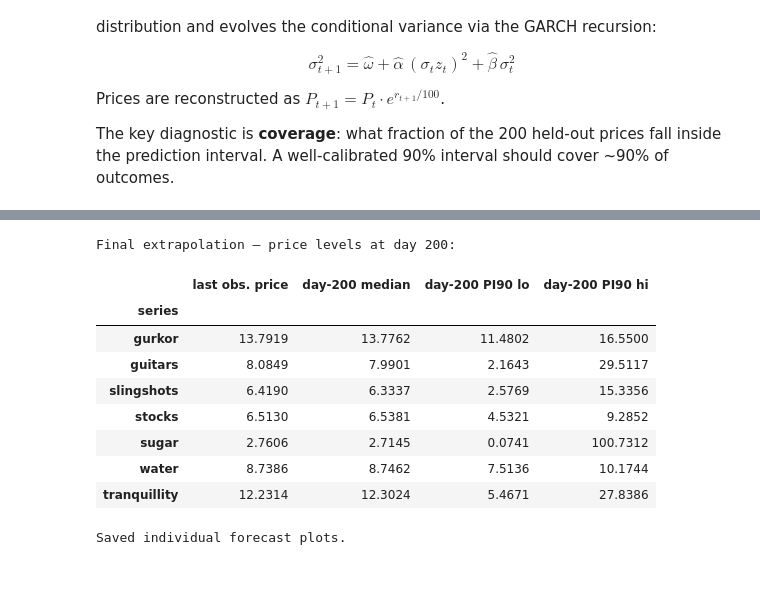
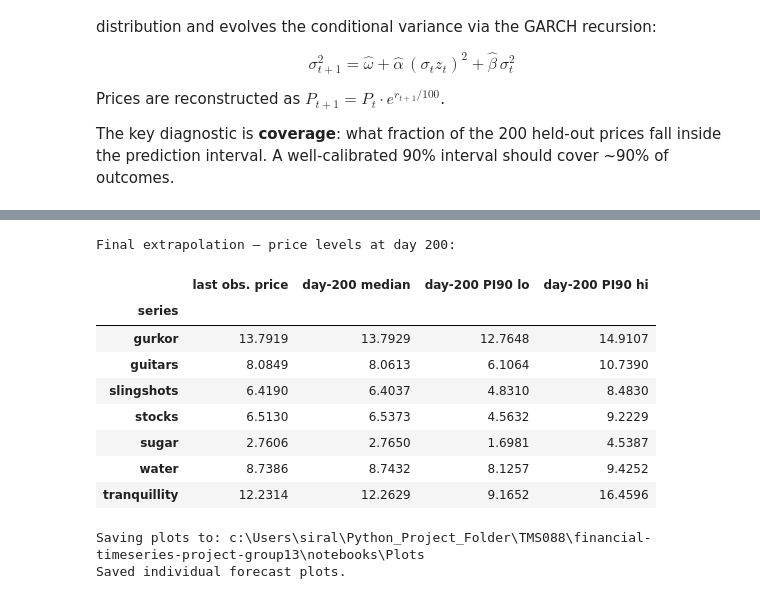
Before and after one commit to SirAlex77/financial-timeseries-project-group13, a Jupyter notebook: notebooks/03_extrapolation.ipynb, the cells around one changed output, grey strips where cells are left out. Saved outputs shown, nothing was run; the diff lists cells and outputs as text; code cells hidden in the pictures.

```diff
--- a/notebooks/03_extrapolation.ipynb
+++ b/notebooks/03_extrapolation.ipynb
@@ -139,8 +137,9 @@ for col in cols:
     paths   = np.zeros((N_PATHS, HOLDOUT))
     sigma2  = np.full(N_PATHS, sigma2_0)
 
+    t_scale = np.sqrt((nu - 2) / nu)  # standardize so Var(Z)=1, matching arch lib
     for h in range(HOLDOUT):
-        z           = rng.standard_t(nu, size=N_PATHS)
+        z           = rng.standard_t(nu, size=N_PATHS) * t_scale
         r           = np.sqrt(sigma2) * z / 100   # zero mean, back to log-return scale
         paths[:, h] = r
         sigma2      = omega + alpha * (np.sqrt(sigma2) * z) ** 2 + beta * sigma2
@@ -182,8 +181,9 @@ bt_df.round(3)
 # %%
 import os
 
-save_dir = r'C:\Users\siral\Python_Project_Folder\TMS088\financial-timeseries-project-group13\Plots'
+save_dir = 'Plots'
 os.makedirs(save_dir, exist_ok=True)
+print(f'Saving plots to: {os.path.abspath(save_dir)}')
 
 x = np.arange(HOLDOUT)
 
@@ -246,48 +231,50 @@ for col in cols:
     paths   = np.zeros((N_PATHS, N_STEPS))
     sigma2  = np.full(N_PATHS, sigma2_0)
 
+    t_scale = np.sqrt((nu - 2) / nu)  # standardize so Var(Z)=1, matching arch lib
     for h in range(N_STEPS):
-        z           = rng.standard_t(nu, size=N_PATHS)
+        z           = rng.standard_t(nu, size=N_PATHS) * t_scale
         r           = np.sqrt(sigma2) * z / 100
         paths[:, h] = r
         sigma2      = omega + alpha * (np.sqrt(sigma2) * z) ** 2 + beta * sigma2
 
     price_paths = P0 * np.exp(np.cumsum(paths, axis=1))
 
     med  = np.median(price_paths, axis=0)
     lo90 = np.percentile(price_paths,  5, axis=0)
     hi90 = np.percentile(price_paths, 95, axis=0)
     lo80 = np.percentile(price_paths, 10, axis=0)
     hi80 = np.percentile(price_paths, 90, axis=0)
 
     final_fc[col] = {'median': med, 'lo90': lo90, 'hi90': hi90,
                      'lo80': lo80, 'hi80': hi80}
     summary_rows.append({
         'series':          col,
         'last obs. price': P0,
         'day-200 median':  med[-1],
         'day-200 PI90 lo': lo90[-1],
         'day-200 PI90 hi': hi90[-1],
     })
 
 print('Final extrapolation — price levels at day 200:')
 pd.DataFrame(summary_rows).set_index('series').round(4)
 # %% [output]
 Final extrapolation — price levels at day 200:
 |  | last obs. price | day-200 median | day-200 PI90 lo | day-200 PI90 hi |
 | series |  |  |  |  |
-| gurkor | 13.7919 | 13.7762 | 11.4802 | 16.5500 |
-| guitars | 8.0849 | 7.9901 | 2.1643 | 29.5117 |
-| slingshots | 6.4190 | 6.3337 | 2.5769 | 15.3356 |
-| stocks | 6.5130 | 6.5381 | 4.5321 | 9.2852 |
-| sugar | 2.7606 | 2.7145 | 0.0741 | 100.7312 |
-| water | 8.7386 | 8.7462 | 7.5136 | 10.1744 |
-| tranquillity | 12.2314 | 12.3024 | 5.4671 | 27.8386 |
+| gurkor | 13.7919 | 13.7929 | 12.7648 | 14.9107 |
+| guitars | 8.0849 | 8.0613 | 6.1064 | 10.7390 |
+| slingshots | 6.4190 | 6.4037 | 4.8310 | 8.4830 |
+| stocks | 6.5130 | 6.5373 | 4.5632 | 9.2229 |
+| sugar | 2.7606 | 2.7650 | 1.6981 | 4.5387 |
+| water | 8.7386 | 8.7432 | 8.1257 | 9.4252 |
+| tranquillity | 12.2314 | 12.2629 | 9.1652 | 16.4596 |
 # %%
 import os
 
-save_dir = r'C:\Users\siral\Python_Project_Folder\TMS088\financial-timeseries-project-group13\Plots'
+save_dir = 'Plots'
 os.makedirs(save_dir, exist_ok=True)
+print(f'Saving plots to: {os.path.abspath(save_dir)}')
 
 context = 100
 
@@ -313,6 +300,7 @@ for col in cols:
 
 print('Saved individual forecast plots.')
 # %% [output]
+Saving plots to: c:\Users\siral\Python_Project_Folder\TMS088\financial-timeseries-project-group13\notebooks\Plots
 Saved individual forecast plots.
 # %%
 out_rows = []
```
Also changed, not shown: parts of 6 cells of this notebook, 31 other files.
